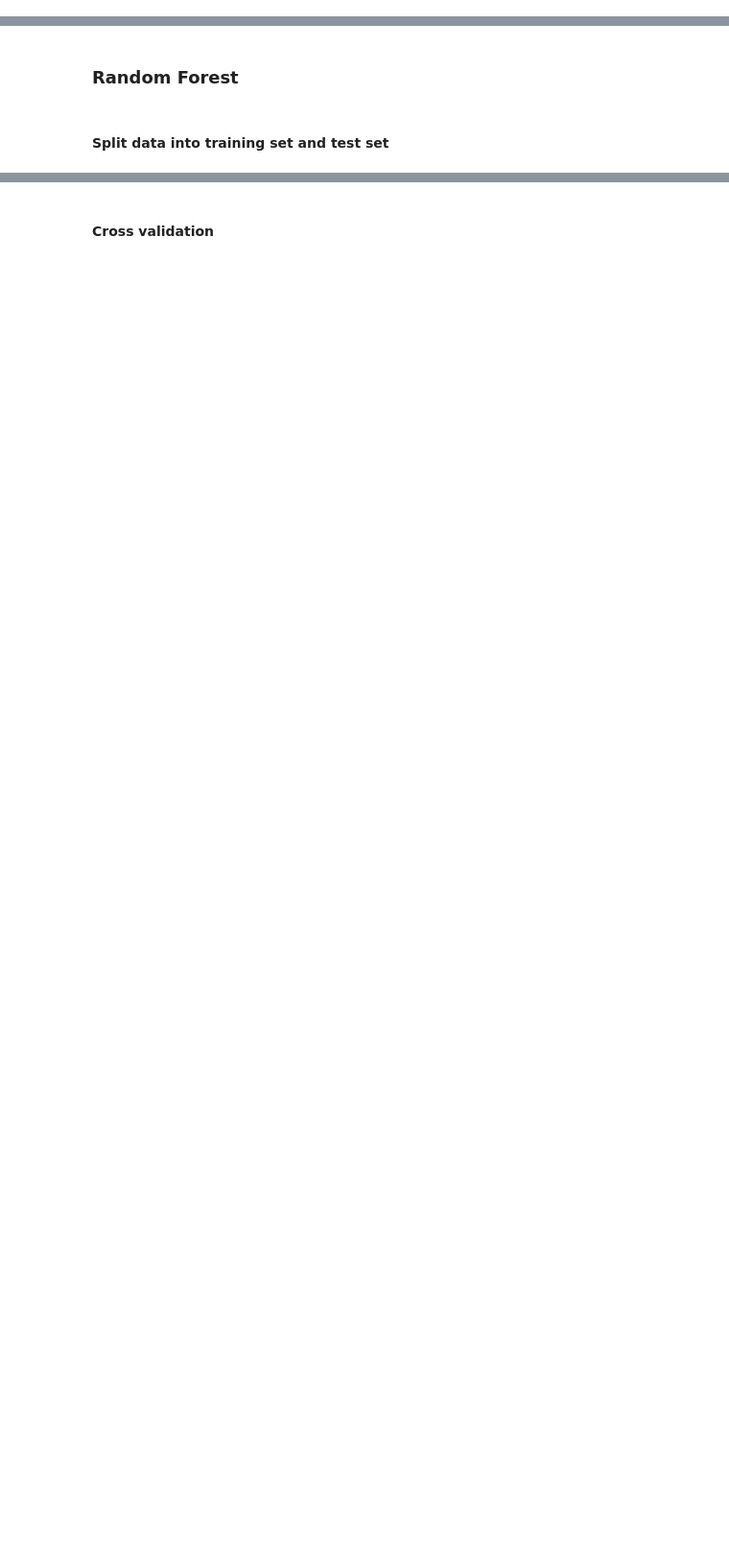
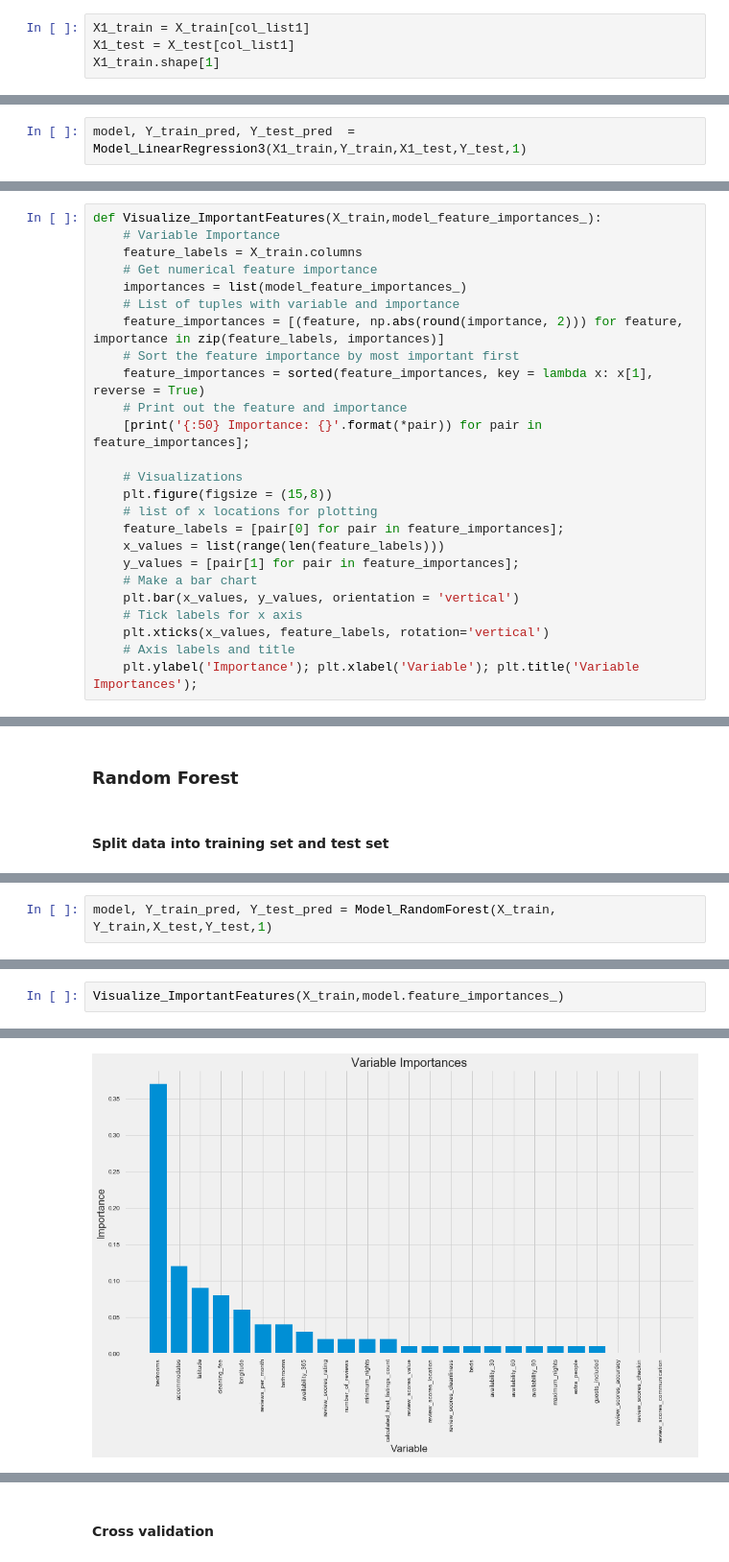
Before and after one commit to ntmai03/Airbnb, a Jupyter notebook: AirbnbPricePredictionModel.ipynb, the cells around one changed output, grey strips where cells are left out. Shown at 96% size. Drawn from its saved outputs; the diff is of its cells as text; blank space fills up the shorter version.

```diff
--- a/AirbnbPricePredictionModel.ipynb
+++ b/AirbnbPricePredictionModel.ipynb
@@ -379,0 +397,4 @@ Warnings:
+# %%
+X1_train = X_train[col_list1]
+X1_test = X_test[col_list1]
+X1_train.shape[1]
@@ -414,0 +466,2 @@ Test RMSE: 0.42063765903502404
+# %%
+model, Y_train_pred, Y_test_pred  = Model_LinearRegression3(X1_train,Y_train,X1_test,Y_test,1)
@@ -414,0 +476,25 @@ Test RMSE: 0.42063765903502404
+# %%
+def Visualize_ImportantFeatures(X_train,model_feature_importances_):
+    # Variable Importance
+    feature_labels = X_train.columns
+    # Get numerical feature importance
+    importances = list(model_feature_importances_)
+    # List of tuples with variable and importance
+    feature_importances = [(feature, np.abs(round(importance, 2))) for feature, importance in zip(feature_labels, importances)]
+    # Sort the feature importance by most important first
+    feature_importances = sorted(feature_importances, key = lambda x: x[1], reverse = True)
+    # Print out the feature and importance
+    [print('{:50} Importance: {}'.format(*pair)) for pair in feature_importances];
+
+    # Visualizations
+    plt.figure(figsize = (15,8))
+    # list of x locations for plotting
+    feature_labels = [pair[0] for pair in feature_importances];
+    x_values = list(range(len(feature_labels)))
+    y_values = [pair[1] for pair in feature_importances];
+    # Make a bar chart
+    plt.bar(x_values, y_values, orientation = 'vertical')
+    # Tick labels for x axis
+    plt.xticks(x_values, feature_labels, rotation='vertical')
+    # Axis labels and title
+    plt.ylabel('Importance'); plt.xlabel('Variable'); plt.title('Variable Importances');
@@ -458,0 +550,2 @@ Test RMSE: 0.3302818191233967
+# %%
+model, Y_train_pred, Y_test_pred = Model_RandomForest(X_train, Y_train,X_test,Y_test,1)
@@ -458,0 +558,3 @@ Test RMSE: 0.3302818191233967
+# %%
+Visualize_ImportantFeatures(X_train,model.feature_importances_)
+# %% [output]
@@ -458,0 +578 @@ Test RMSE: 0.3302818191233967
+[figure, added]
```
Also changed, not shown: parts of 162 cells of this notebook.
